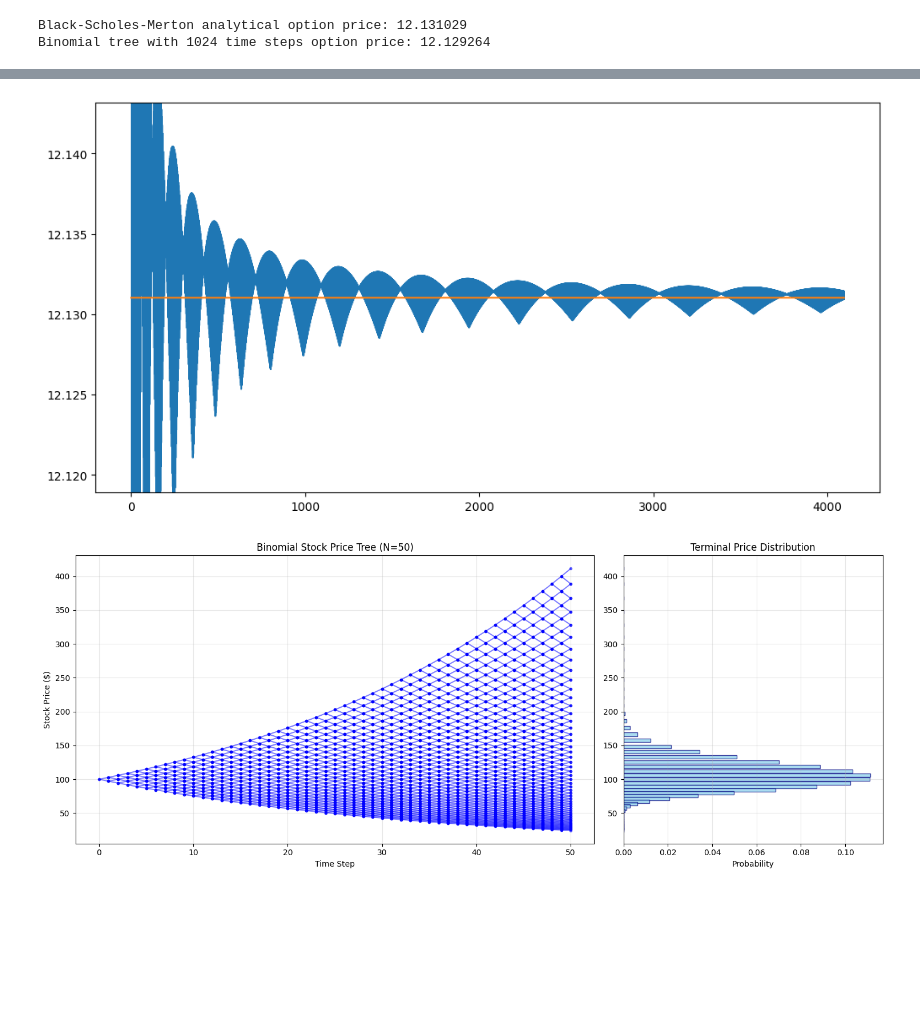
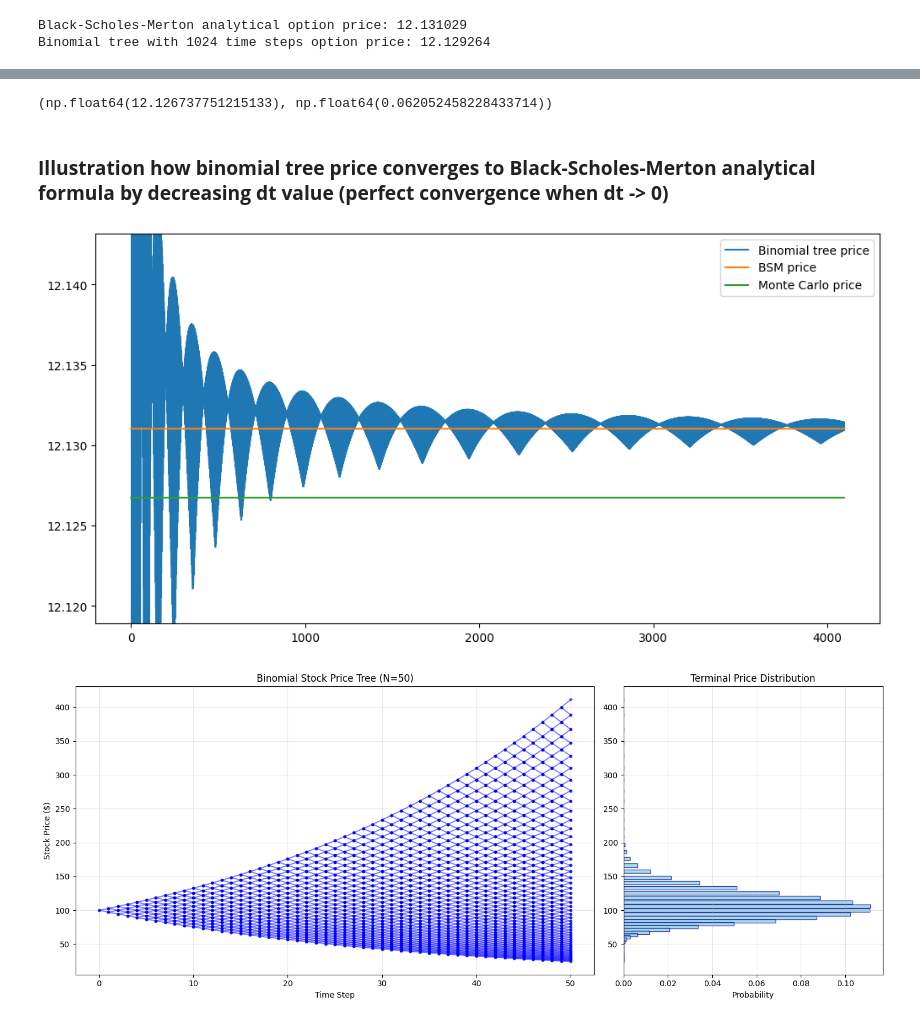
Before and after one commit to drafal2/QuantitativeFinance, a Jupyter notebook: Practicing_Notebooks/binomial_tree.ipynb, the cells around one changed output, grey strips where cells are left out. Saved outputs shown, nothing was run; the diff lists cells and outputs as text; code cells hidden in the pictures; blank space fills up the shorter version.

```diff
--- a/Practicing_Notebooks/binomial_tree.ipynb
+++ b/Practicing_Notebooks/binomial_tree.ipynb
@@ -92,9 +95,11 @@ price, paths = eq_option_pricing_binomial_tree(S, K, T, r, sigma, N)
 # %% [markdown]
 ### Price from Black-Scholes-Merton formula
 # %%
-d1 = (np.log(S/K) + (r + sigma**2/2) * T) / (sigma * np.sqrt(T))  # TODO: prepare function that calculates it
-d2 = d1 - sigma * np.sqrt(T)
-c = S * norm.cdf(d1) - K * np.exp(-r * T) * norm.cdf(d2)
+c, d1, d2 = bsm_option_price(S, K, T, r, sigma, 'call')
+
+# d1 = (np.log(S/K) + (r + sigma**2/2) * T) / (sigma * np.sqrt(T))  # TODO: prepare function that calculates it
+# d2 = d1 - sigma * np.sqrt(T)
+# c = S * norm.cdf(d1) - K * np.exp(-r * T) * norm.cdf(d2)
 
 print(f'Black-Scholes-Merton analytical option price: {c:.6f}')
 print(f'Binomial tree with {N} time steps option price: {price:.6f}')
@@ -103,0 +111,19 @@ Binomial tree with 1024 time steps option price: 12.129264
+# %%
+steps = int(T * 252)  # assumption of 252 trading days per year  # TODO: consider if making bigger dt for weekend is important
+path_count = 2 ** 17
+prices = np.zeros([250])
+
+dt = T / steps
+for j in range(250):
+    print(j)
+    shocks = np.random.normal(0, 1, (path_count, steps))
+    paths_mc = np.zeros((path_count, steps + 1))
+    paths_mc[:, 0] = S
+
+    for i in range(1, steps + 1):
+        paths_mc[:, i] = paths_mc[:, i - 1] + paths_mc[:, i - 1] * r * dt + sigma * paths_mc[:, i - 1] * np.sqrt(dt) * shocks[:, i - 1]
+
+    payoff = np.maximum(paths_mc[:, -1] - K, 0)
+    mc_price = payoff.mean() * np.exp(-r*T)
+    prices[j] = mc_price
+    # print(f'Monte Carlo option price: {mc_price}')
@@ -104,16 +148,26 @@ Binomial tree with 1024 time steps option price: 12.129264
+# %%
+prices.mean(), prices.std()
+# %% [output]
+(np.float64(12.126737751215133), np.float64(0.062052458228433714))
+# %%
+mc_price = prices.mean()
+# %% [markdown]
+### **Illustration how binomial tree price converges to Black-Scholes-Merton analytical formula by decreasing dt value (perfect convergence when dt -> 0)**
 # %%
 time_steps = 2**12
-n_range = np.linspace(1, time_steps, time_steps)
-v_lst = []
+n_range = np.linspace(1, time_steps, time_steps)  # discretization grid (by how much T is divided)
+v_lst = []  # store prices calculated with discretization grid
 
 for n in n_range:
     price, paths = eq_option_pricing_binomial_tree(S, K, T, r, sigma, n)
     v_lst.append(price)
+
+plt.figure(figsize=(12, 6))
+plt.plot(n_range, v_lst, label='Binomial tree price')
+plt.plot(n_range, np.full_like(v_lst, c), label='BSM price')
+plt.plot(n_range, np.full_like(v_lst, mc_price), label='Monte Carlo price')  # too much variance coming from random number sampling
+plt.ylim(c * 0.999, c * 1.001)
+plt.legend()
+plt.show()
+# %% [output]
+[figure, added]
-# %%
-plt.figure(figsize=(12, 6))
-plt.plot(n_range, v_lst)
-plt.plot(n_range, np.full_like(v_lst, c))
-plt.ylim(c * 0.999, c * 1.001)
-plt.show()
-# %% [output]
-[figure, removed]
```
Also changed, not shown: parts of 7 cells of this notebook, 3 other files.
